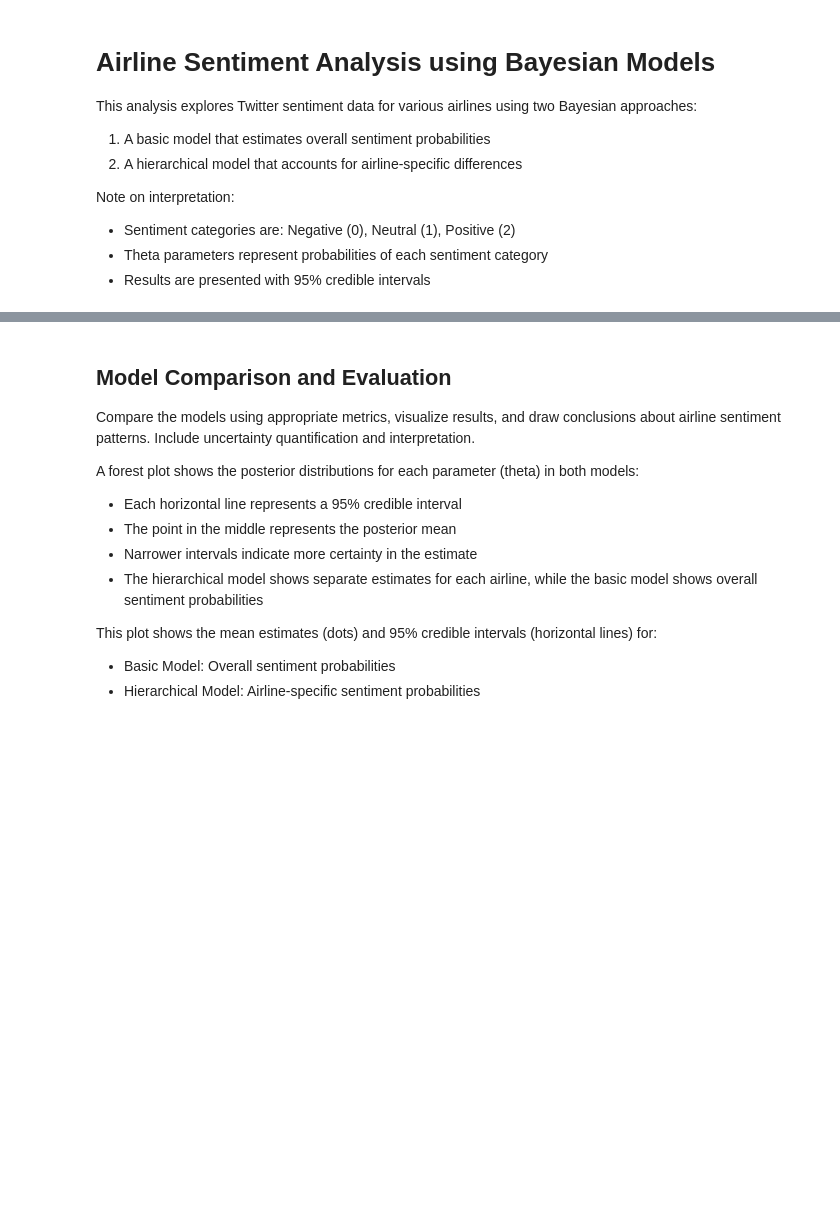
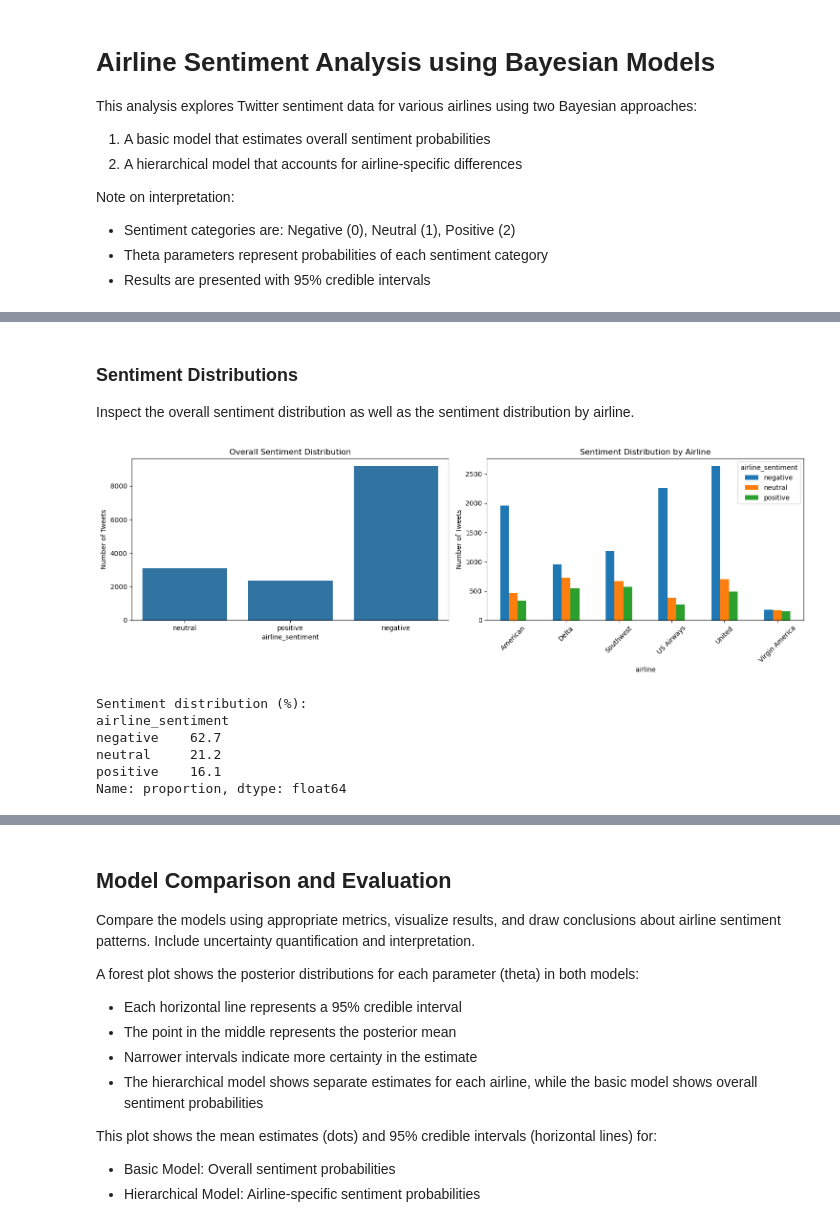
Before and after one commit to GerrieStrongbow/pymc_assignment, a Jupyter notebook: Bayesian_modelling.ipynb, the cells around one changed output, grey strips where cells are left out. Drawn from its saved outputs; the diff is of its cells as text; code cells hidden in the pictures; blank space fills up the shorter version.

```diff
--- a/Bayesian_modelling.ipynb
+++ b/Bayesian_modelling.ipynb
@@ -69,0 +71,33 @@ dtype: int64
+# %% [markdown]
+### Sentiment Distributions
+
+Inspect the overall sentiment distribution as well as the sentiment distribution by airline.
+# %%
+# Create sentiment distribution plots
+fig, (ax1, ax2) = plt.subplots(1, 2, figsize=(15, 5))
+
+# Overall sentiment distribution
+sns.countplot(data=df, x='airline_sentiment', ax=ax1)
+ax1.set_title('Overall Sentiment Distribution')
+ax1.set_ylabel('Number of Tweets')
+
+# Sentiment distribution by airline
+sentiment_by_airline = pd.crosstab(df['airline'], df['airline_sentiment'])
+sentiment_by_airline.plot(kind='bar', ax=ax2)
+ax2.set_title('Sentiment Distribution by Airline')
+ax2.set_ylabel('Number of Tweets')
+plt.xticks(rotation=45)
+plt.tight_layout()
+plt.show()
+
+# Print percentage distribution
+print("\nSentiment distribution (%):")
+print(df['airline_sentiment'].value_counts(normalize=True).round(3) * 100)
+# %% [output]
+[figure, added]
+Sentiment distribution (%):
+airline_sentiment
+negative    62.7
+neutral     21.2
+positive    16.1
+Name: proportion, dtype: float64
```
Also changed, not shown: parts of 18 cells of this notebook.
